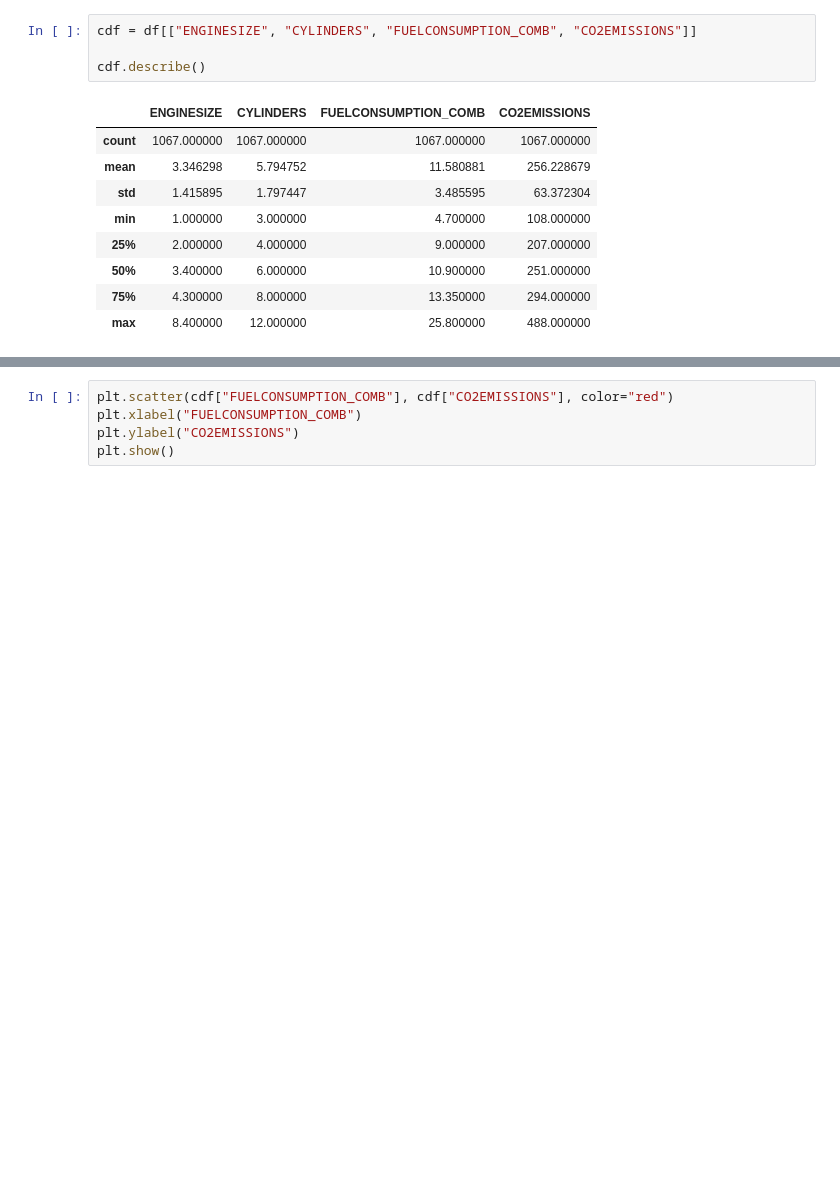
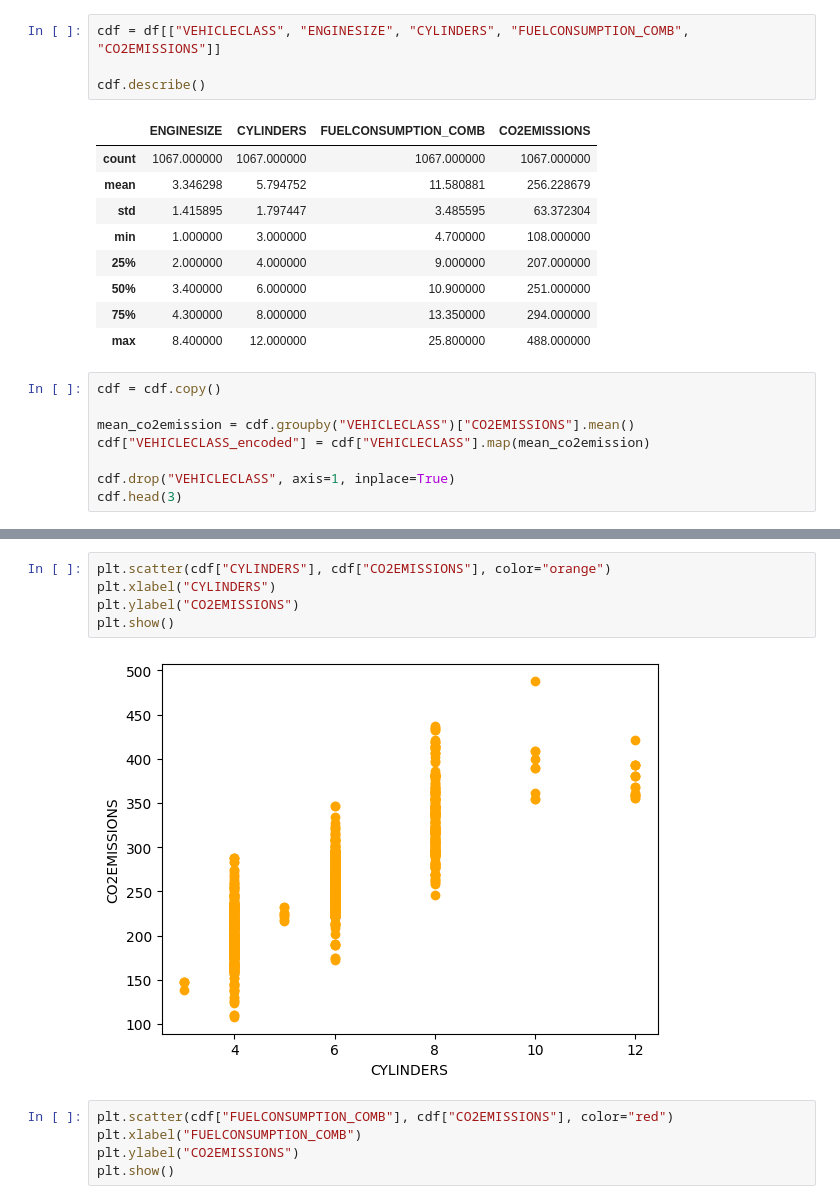
Before and after one commit to fahime9407/Machine-Learning-Path, a Jupyter notebook: regression/practicePoly.ipynb, the cells around one changed output, grey strips where cells are left out. Saved outputs shown, nothing was run; the diff lists cells and outputs as text; blank space fills up the shorter version.

```diff
--- a/regression/practicePoly.ipynb
+++ b/regression/practicePoly.ipynb
@@ -28,5 +52,5 @@ df.head()
 # %%
-cdf = df[["ENGINESIZE", "CYLINDERS", "FUELCONSUMPTION_COMB", "CO2EMISSIONS"]]
+cdf = df[["VEHICLECLASS", "ENGINESIZE", "CYLINDERS", "FUELCONSUMPTION_COMB", "CO2EMISSIONS"]]
 
 cdf.describe()
 # %% [output]
@@ -39,3 +63,11 @@ cdf.describe()
 | 50% | 3.400000 | 6.000000 | 10.900000 | 251.000000 |
 | 75% | 4.300000 | 8.000000 | 13.350000 | 294.000000 |
 | max | 8.400000 | 12.000000 | 25.800000 | 488.000000 |
+# %%
+cdf = cdf.copy()
+
+mean_co2emission = cdf.groupby("VEHICLECLASS")["CO2EMISSIONS"].mean()
+cdf["VEHICLECLASS_encoded"] = cdf["VEHICLECLASS"].map(mean_co2emission)
+
+cdf.drop("VEHICLECLASS", axis=1, inplace=True)
+cdf.head(3)
@@ -42,3 +86,10 @@ cdf.describe()
+# %%
+plt.scatter(cdf["CYLINDERS"], cdf["CO2EMISSIONS"], color="orange")
+plt.xlabel("CYLINDERS")
+plt.ylabel("CO2EMISSIONS")
+plt.show()
+# %% [output]
+[figure, added]
 # %%
 plt.scatter(cdf["FUELCONSUMPTION_COMB"], cdf["CO2EMISSIONS"], color="red")
 plt.xlabel("FUELCONSUMPTION_COMB")
```
Also changed, not shown: parts of 70 cells of this notebook, 1 other file.
